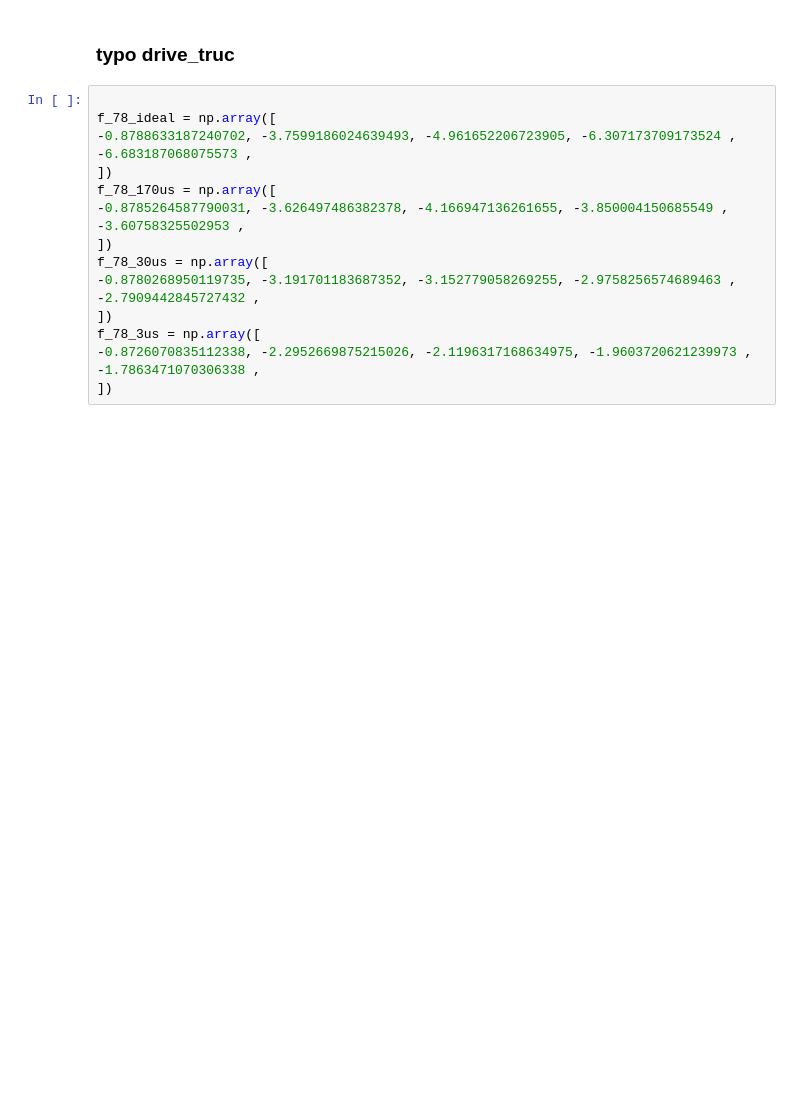
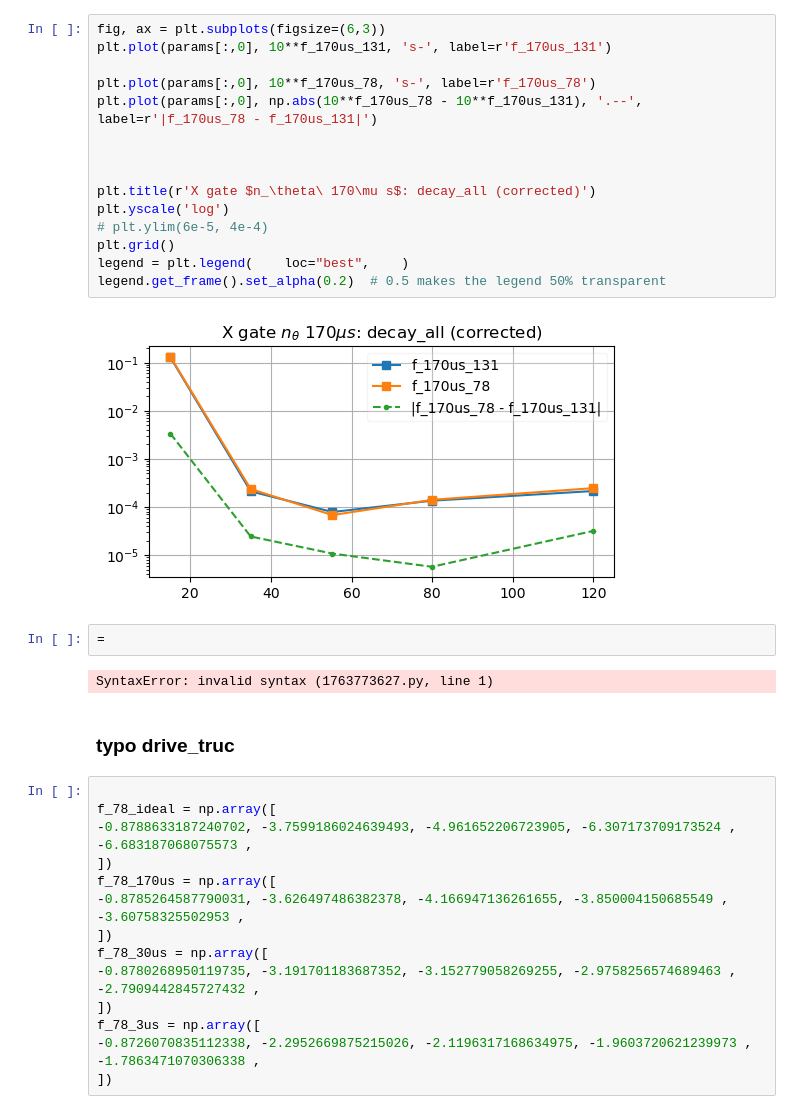
Before and after one commit to Zhenxing2020/two_qubit_gate_for_zero_pi_qubit, a Jupyter notebook: X_gate/Xgate_plot_theta.ipynb, the cells around one changed output. Drawn from its saved outputs; the diff is of its cells as text; blank space fills up the shorter version.

```diff
--- a/X_gate/Xgate_plot_theta.ipynb
+++ b/X_gate/Xgate_plot_theta.ipynb
@@ -16,3 +133,24 @@ f_phi = pd.read_csv('data/data_xgate_phi_3ncut.txt')
+# %%
+fig, ax = plt.subplots(figsize=(6,3))
+plt.plot(params[:,0], 10**f_170us_131, 's-', label=r'f_170us_131')
+
+plt.plot(params[:,0], 10**f_170us_78, 's-', label=r'f_170us_78')
+plt.plot(params[:,0], np.abs(10**f_170us_78 - 10**f_170us_131), '.--', label=r'|f_170us_78 - f_170us_131|')
+
+
+
+plt.title(r'X gate $n_\theta\ 170\mu s$: decay_all (corrected)')
+plt.yscale('log')
+# plt.ylim(6e-5, 4e-4)
+plt.grid()
+legend = plt.legend(    loc="best",    )
+legend.get_frame().set_alpha(0.2)  # 0.5 makes the legend 50% transparent
+# %% [output]
+[figure, added]
+# %%
+=
+# %% [output]
+SyntaxError: invalid syntax (1763773627.py, line 1)
 # %% [markdown]
 ### typo drive_truc
 # %%
```
Also changed, not shown: parts of 6 cells of this notebook, 26 other files.
